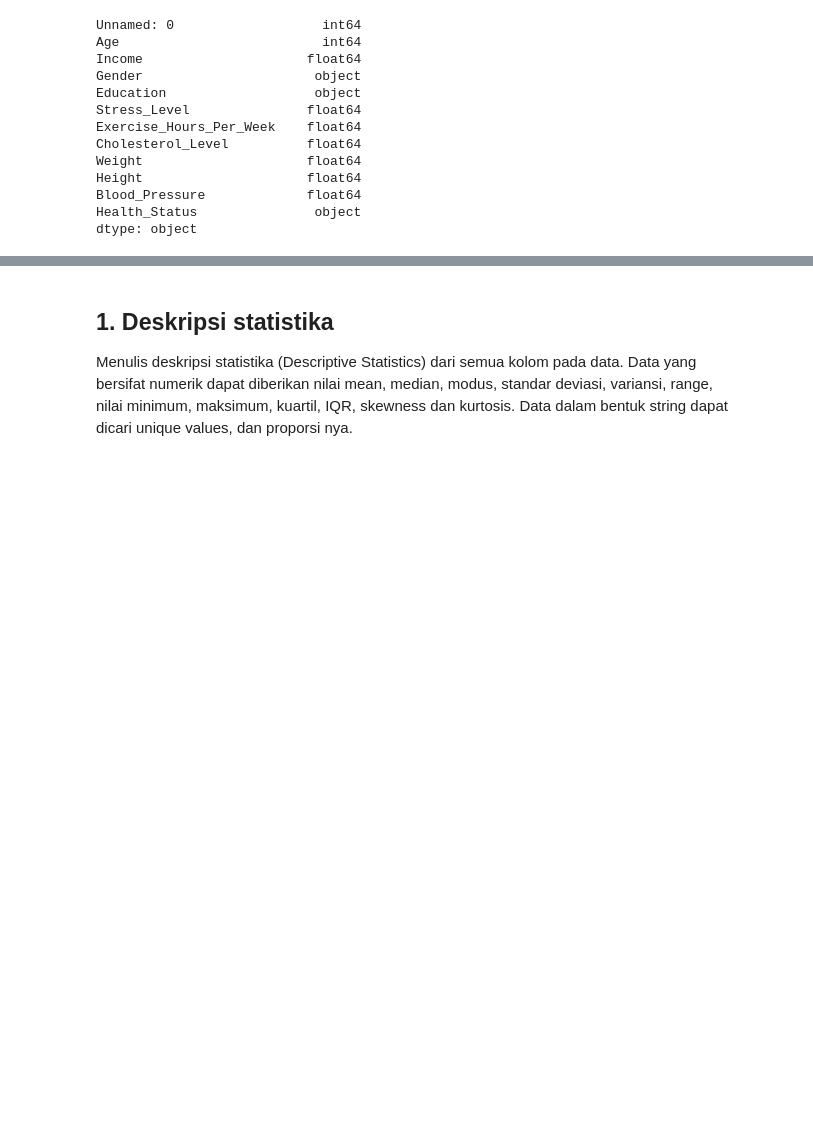
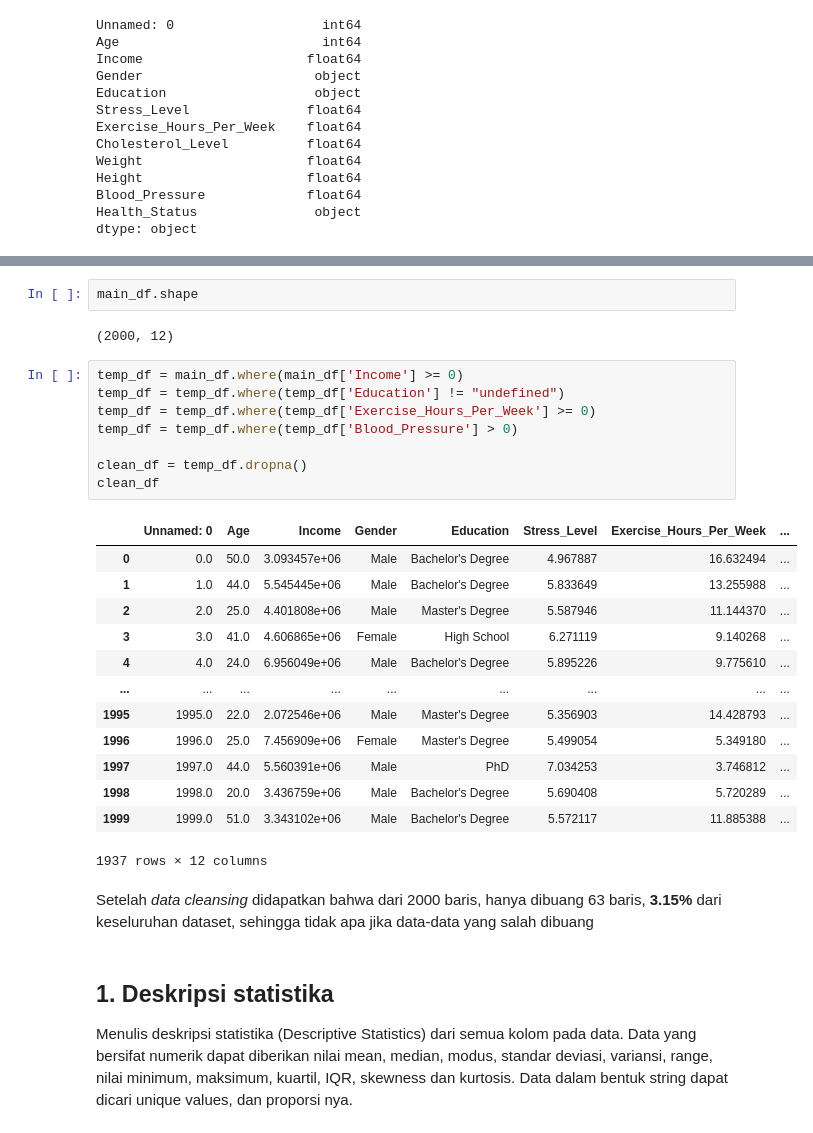
Before and after one commit to Farhannr28/K01-IF2220-13522037-13522039, a Jupyter notebook: Tugas_Besar_Probstat.ipynb, the cells around one changed output, grey strips where cells are left out. Cells and saved outputs as stored; diff of their text form; blank space fills up the shorter version.

```diff
--- a/Tugas_Besar_Probstat.ipynb
+++ b/Tugas_Besar_Probstat.ipynb
@@ -49,3 +89,31 @@ dtype: object
+# %%
+main_df.shape
+# %% [output]
+(2000, 12)
+# %%
+temp_df = main_df.where(main_df['Income'] >= 0)
+temp_df = temp_df.where(temp_df['Education'] != "undefined")
+temp_df = temp_df.where(temp_df['Exercise_Hours_Per_Week'] >= 0)
+temp_df = temp_df.where(temp_df['Blood_Pressure'] > 0)
+
+clean_df = temp_df.dropna()
+clean_df
+# %% [output]
+|  | Unnamed: 0 | Age | Income | Gender | Education | Stress_Level | Exercise_Hours_Per_Week | ... |
+| 0 | 0.0 | 50.0 | 3.093457e+06 | Male | Bachelor's Degree | 4.967887 | 16.632494 | ... |
+| 1 | 1.0 | 44.0 | 5.545445e+06 | Male | Bachelor's Degree | 5.833649 | 13.255988 | ... |
+| 2 | 2.0 | 25.0 | 4.401808e+06 | Male | Master's Degree | 5.587946 | 11.144370 | ... |
+| 3 | 3.0 | 41.0 | 4.606865e+06 | Female | High School | 6.271119 | 9.140268 | ... |
+| 4 | 4.0 | 24.0 | 6.956049e+06 | Male | Bachelor's Degree | 5.895226 | 9.775610 | ... |
+| ... | ... | ... | ... | ... | ... | ... | ... | ... |
+| 1995 | 1995.0 | 22.0 | 2.072546e+06 | Male | Master's Degree | 5.356903 | 14.428793 | ... |
+| 1996 | 1996.0 | 25.0 | 7.456909e+06 | Female | Master's Degree | 5.499054 | 5.349180 | ... |
+| 1997 | 1997.0 | 44.0 | 5.560391e+06 | Male | PhD | 7.034253 | 3.746812 | ... |
+| 1998 | 1998.0 | 20.0 | 3.436759e+06 | Male | Bachelor's Degree | 5.690408 | 5.720289 | ... |
+| 1999 | 1999.0 | 51.0 | 3.343102e+06 | Male | Bachelor's Degree | 5.572117 | 11.885388 | ... |
+1937 rows × 12 columns
+# %% [markdown]
+Setelah _data cleansing_ didapatkan bahwa dari 2000 baris, hanya dibuang 63 baris, **3.15%** dari keseluruhan dataset, sehingga tidak apa jika data-data yang salah dibuang
 # %% [markdown]
 ## **1. Deskripsi statistika**
 
```
Also changed, not shown: parts of 42 cells of this notebook.
